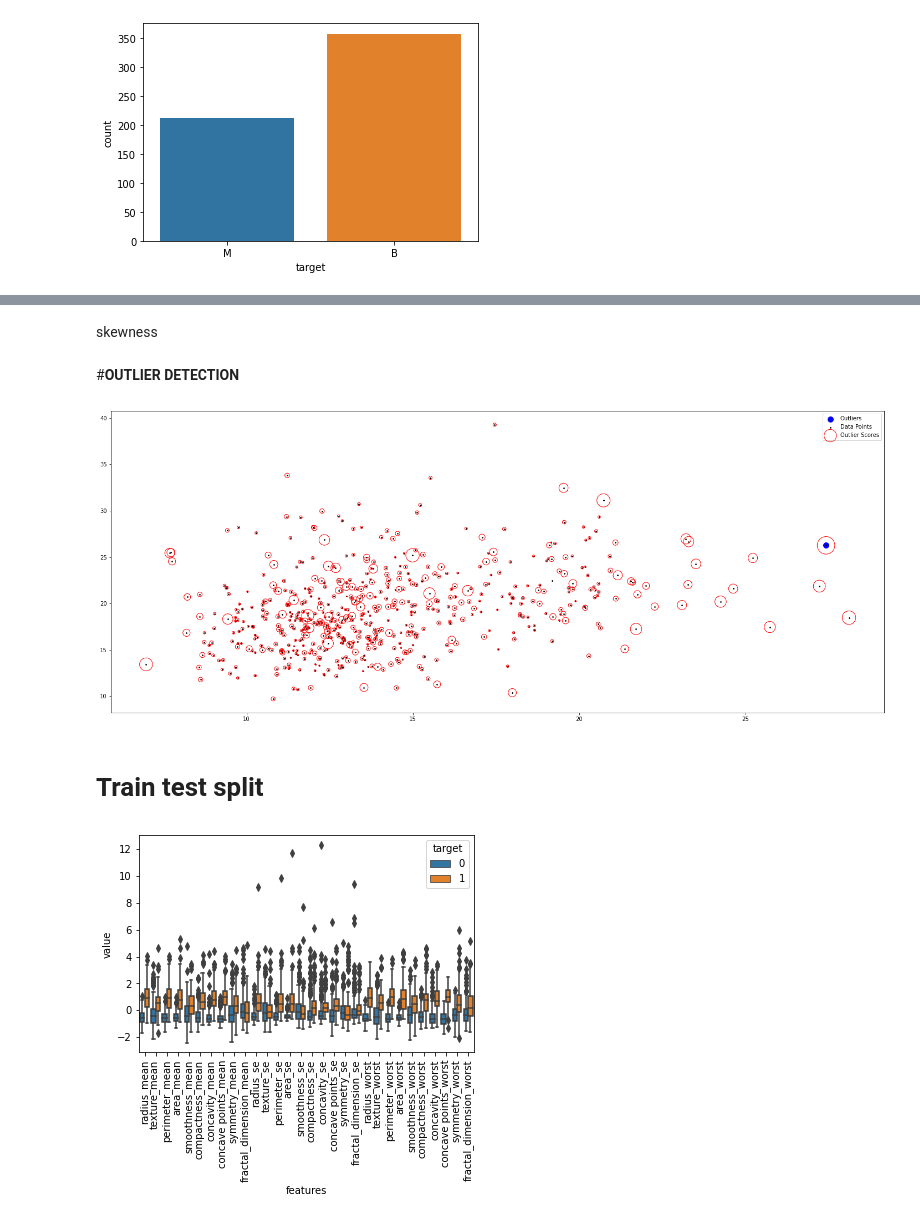
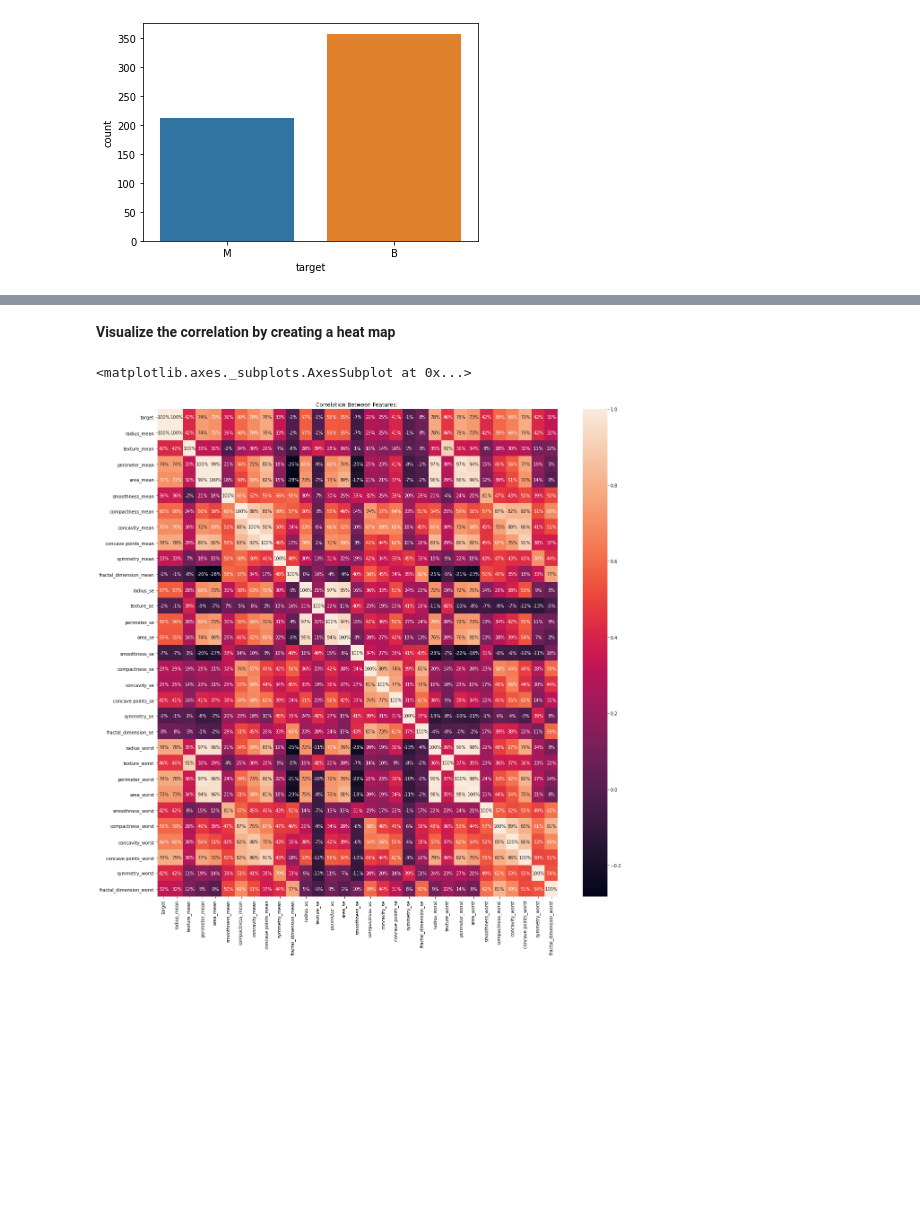
Before and after one commit to busrasari/Breast-Cancer-Detection-using-ML, a Jupyter notebook: Breast_Cancer.ipynb, the cells around one changed output, grey strips where cells are left out. Cells and saved outputs as stored; diff of their text form; code cells hidden in the pictures; blank space fills up the shorter version.

```diff
--- a/Breast_Cancer.ipynb
+++ b/Breast_Cancer.ipynb
@@ -45,0 +80,3 @@ print(data);
+# %%
+#Drop the column with all missing values (na, NAN, NaN)
+data= data.dropna(axis=1)
@@ -125,38 +136,9 @@ plt.show()
-# %% [markdown]
-skewness
-# %% [markdown]
-#**OUTLIER DETECTION**
-# %%
-y = data["target"]
-x = data.drop(["target"], axis = 1)
-columns = x.columns.tolist()
-
-clf = LocalOutlierFactor()
-y_pred = clf.fit_predict(x)
-X_score = clf.negative_outlier_factor_
-
-outlier_score = pd.DataFrame()
-outlier_score["score"] = X_score
-
-#threshold
-threshold = -2.5
-filtre = outlier_score["score"] < threshold
-outlier_index = outlier_score[filtre].index.tolist()
-
-#plt.scatter
-plt.figure(figsize=(25,10))
-plt.scatter(x.iloc[outlier_index,0],x.iloc[outlier_index,1], color = "blue", s= 100, label = "Outliers" )
-plt.scatter(x.iloc[:,0],x.iloc[:,1], color = "k", s= 3, label = "Data Points" )
-radius = (X_score.max() - X_score)/(X_score.max() - X_score.min())
-outlier_score["radius"] = radius
-plt.scatter(x.iloc[:,0],x.iloc[:,1], edgecolors = "r",facecolors = "none", s= 1000*radius, label = "Outlier Scores")
-plt.legend()
-plt.show()
-
-#drop outliers
-x = x.drop(outlier_index)
-y = y.drop(outlier_index).values
-# %% [output]
-[figure, removed]
-# %% [markdown]
-# **Train test split**
+# %% [markdown]
+**Visualize the correlation by creating a heat map**
+# %%
+plt.figure(figsize=(20,20))
+plt.title("Correlation Between Features: ")
+sns.heatmap(data.corr(), annot=True, fmt='.0%')
+# %% [output]
+<matplotlib.axes._subplots.AxesSubplot at 0x...>
+[figure, added]
@@ -174,12 +149,0 @@ X_train_df["target"] = Y_train
-# %%
-# box plot
-data_melted = pd.melt(X_train_df, id_vars = "target",
-                      var_name = "features",
-                      value_name = "value")
-
-plt.figure()
-sns.boxplot(x = "features", y = "value", hue = "target", data = data_melted)
-plt.xticks(rotation = 90)
-plt.show()
-# %% [output]
-[figure, removed]
```
Also changed, not shown: parts of 40 cells of this notebook.
